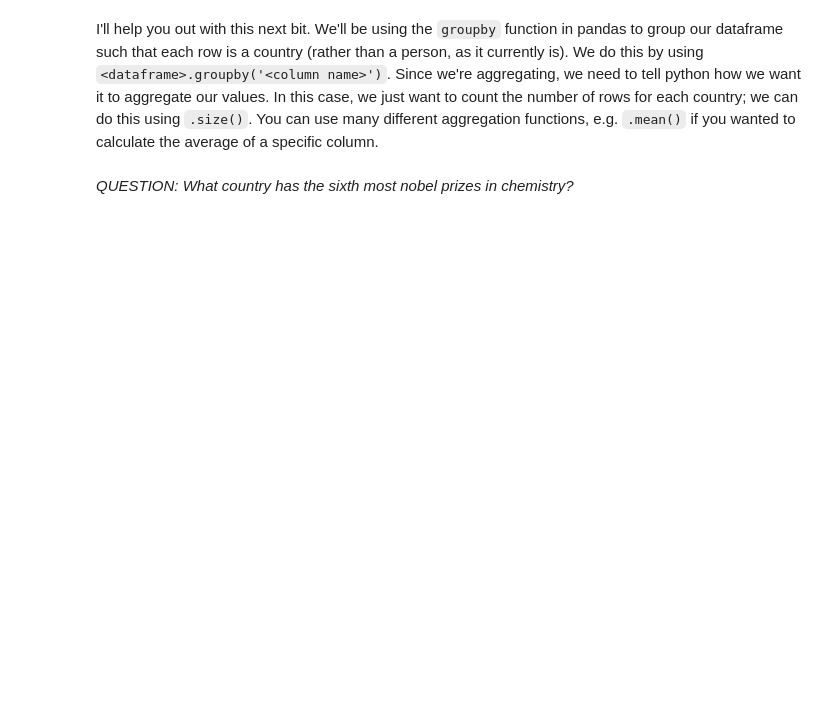
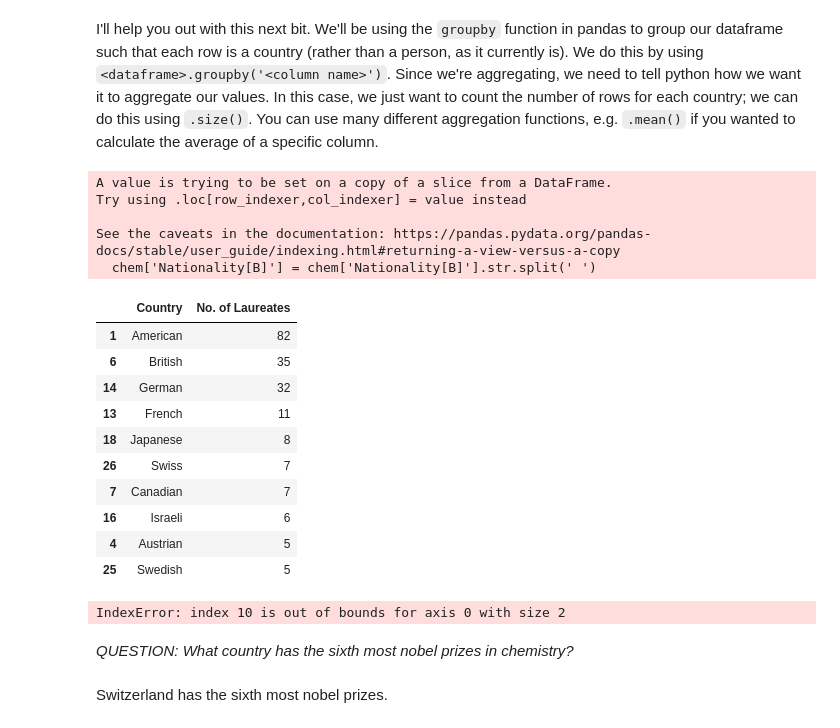
Before and after one commit to ella-tek/qm2, a Jupyter notebook: notebooks/W02. Pandas.ipynb, the cells around one changed output. Saved outputs shown, nothing was run; the diff lists cells and outputs as text; code cells hidden in the pictures; blank space fills up the shorter version.

```diff
--- a/notebooks/W02. Pandas.ipynb
+++ b/notebooks/W02. Pandas.ipynb
@@ -411,2 +453,60 @@ I'll help you out with this next bit. We'll be using the `groupby` function in p
+# %%
+# create a new dataframe called 'country' in which each row is a country, and the values represent the number of nobel laureates.
+chem['Nationality[B]'] = chem['Nationality[B]'].astype(str)
+
+# replacing numbers, digits, and random symbols/punctuation with a signle space
+chem['Nationality[B]'] = chem['Nationality[B]'].str.replace(r"[\'\[\],]", ' ', regex=True)
+chem['Nationality[B]'] = chem['Nationality[B]'].str.replace(r'\d+', ' ', regex=True)
+chem['Nationality[B]'] = chem['Nationality[B]'].str.replace(r'\s*\(.*?\)', ' ', regex=True)
+
+#removing any rows with 'not awarded'
+chem = chem[~chem['Nationality[B]'].str.contains('not awarded', case=False, na=False)]
+
+#create lists in rows with multiple nationalities to seperate the nationalities
+chem['Nationality[B]'] = chem['Nationality[B]'].str.split(' ')
+#create new rows for the split nationalities
+chem_exploded = chem.explode('Nationality[B]')
+
+#remove any empty rows or rows with NaN
+chem_exploded = chem_exploded[chem_exploded['Nationality[B]'].notna()]
+chem_exploded = chem_exploded[chem_exploded['Nationality[B]'].str.strip() != '']
+
+#removing non-specific country words: west, south, new
+chem_exploded = chem_exploded[~chem_exploded['Nationality[B]'].str.contains('West', na=False)]
+chem_exploded = chem_exploded[~chem_exploded['Nationality[B]'].str.contains('South', na=False)]
+chem_exploded = chem_exploded[~chem_exploded['Nationality[B]'].str.contains('New', na=False)]
+
+#creating new dataframe sorted by country and no. of laureates
+country_df = chem_exploded.groupby('Nationality[B]').size().reset_index(name='No. of Laureates')
+country_df.columns = ['Country', 'No. of Laureates']
+country_df.head()
+
+# now sort it in descending order
+sorted = country_df.sort_values('No. of Laureates', ascending=False)
+sorted.head(10)
+# finally, plot the top 10 countries
+# %% [output]
+A value is trying to be set on a copy of a slice from a DataFrame.
+Try using .loc[row_indexer,col_indexer] = value instead
+
+See the caveats in the documentation: https://pandas.pydata.org/pandas-docs/stable/user_guide/indexing.html#returning-a-view-versus-a-copy
+  chem['Nationality[B]'] = chem['Nationality[B]'].str.split(' ')
+|  | Country | No. of Laureates |
+| 1 | American | 82 |
+| 6 | British | 35 |
+| 14 | German | 32 |
+| 13 | French | 11 |
+| 18 | Japanese | 8 |
+| 26 | Swiss | 7 |
+| 7 | Canadian | 7 |
+| 16 | Israeli | 6 |
+| 4 | Austrian | 5 |
+| 25 | Swedish | 5 |
+# %%
+sorted.plot(10)
+# %% [output]
+IndexError: index 10 is out of bounds for axis 0 with size 2
 # %% [markdown]
 *QUESTION: What country has the sixth most nobel prizes in chemistry?*
+# %% [markdown]
+Switzerland has the sixth most nobel prizes.
```
Also changed, not shown: parts of 10 cells of this notebook.
